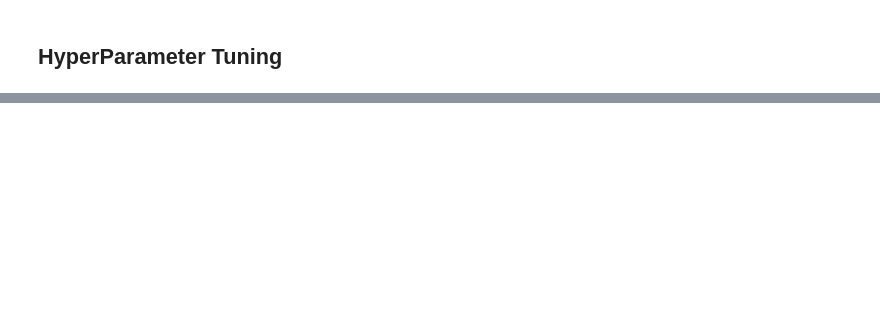
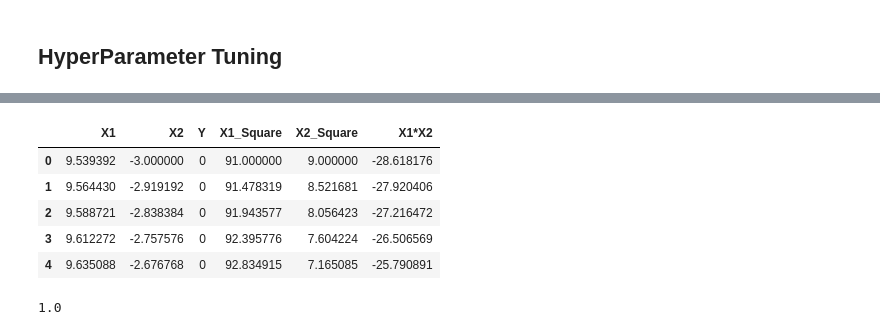
Before and after one commit to KrrishOS/ML-Learning, a Jupyter notebook: 6.SupportVectorMachines/Basic_SVC_Implementation.ipynb, the cells around one changed output, grey strips where cells are left out. Drawn from its saved outputs; the diff is of its cells as text; code cells hidden in the pictures; blank space fills up the shorter version.

```diff
--- a/6.SupportVectorMachines/Basic_SVC_Implementation.ipynb
+++ b/6.SupportVectorMachines/Basic_SVC_Implementation.ipynb
@@ -185,0 +207,9 @@ weighted avg       0.95      0.95      0.95       250
+# %%
+import pandas as pd
+import numpy as np
+df1 = pd.DataFrame(np.vstack([y, x]).T, columns=['X1', 'X2'])
+df1['Y'] = 0
+df2 = pd.DataFrame(np.vstack([y1, x1]).T, columns=['X1', 'X2'])
+df2['Y'] = 1
+df = pd.concat([df1, df2], ignore_index=True)
+df.head()
@@ -185,0 +230,14 @@ weighted avg       0.95      0.95      0.95       250
+# %%
+# we need to find componenets for the polynomial kernel
+# x1,x2,x1_square,x1_square,x1*x2
+df['X1_Square'] = df['X1']**2
+df['X2_Square'] = df['X2']**2
+df['X1*X2'] = (df['X1'] * df['X2'])
+df.head()
+# %% [output]
+|  | X1 | X2 | Y | X1_Square | X2_Square | X1*X2 |
+| 0 | 9.539392 | -3.000000 | 0 | 91.000000 | 9.000000 | -28.618176 |
+| 1 | 9.564430 | -2.919192 | 0 | 91.478319 | 8.521681 | -27.920406 |
+| 2 | 9.588721 | -2.838384 | 0 | 91.943577 | 8.056423 | -27.216472 |
+| 3 | 9.612272 | -2.757576 | 0 | 92.395776 | 7.604224 | -26.506569 |
+| 4 | 9.635088 | -2.676768 | 0 | 92.834915 | 7.165085 | -25.790891 |
@@ -185,0 +257,9 @@ weighted avg       0.95      0.95      0.95       250
+# %%
+from sklearn.svm import SVC
+from sklearn.metrics import accuracy_score
+classifier = SVC(kernel = 'linear')
+classifier.fit(X_train,y_train)
+y_pred = classifier.predict(X_test)
+accuracy_score(y_test,y_pred)
+# %% [output]
+1.0
```
Also changed, not shown: parts of 24 cells of this notebook.
